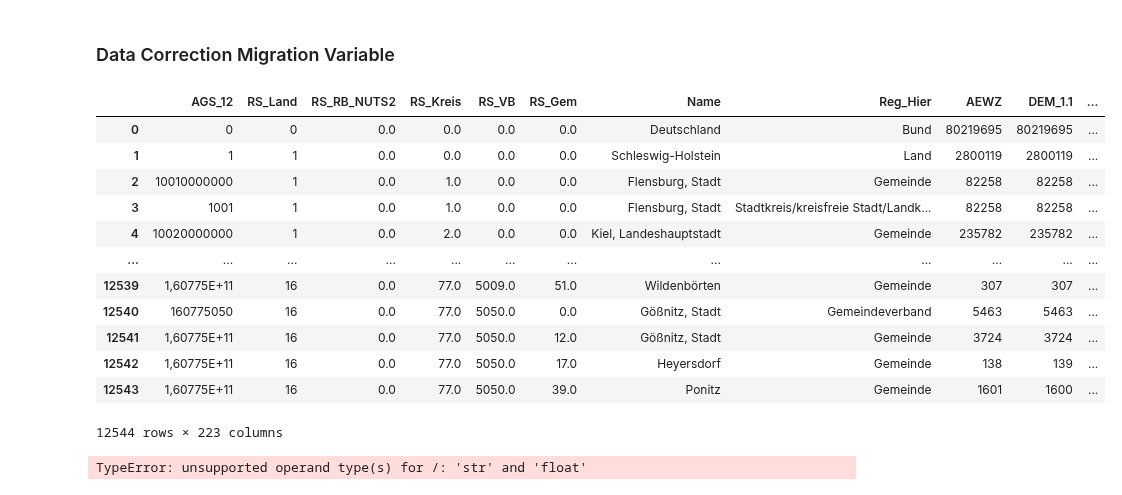
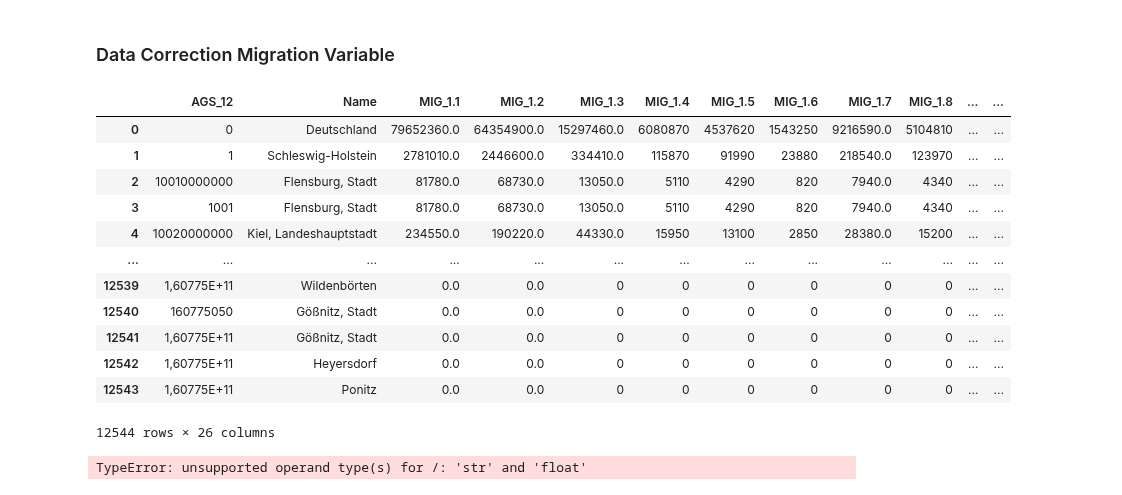
Before and after one commit to NicoHdM/ProjectHdM, a Jupyter notebook: notebooks/draft-analysis.ipynb, the cells around one changed output. Cells and saved outputs as stored; diff of their text form; code cells hidden in the pictures.

```diff
--- a/notebooks/draft-analysis.ipynb
+++ b/notebooks/draft-analysis.ipynb
@@ -102,20 +102,20 @@ df_migration
 ### Data Correction Migration Variable
 # %%
 df_migration_correct = pd.DataFrame(df_migration)
-df_migration_correct = df.fillna(0)
+df_migration_correct = df_migration.fillna(0)
 df_migration_correct
 # %% [output]
-|  | AGS_12 | RS_Land | RS_RB_NUTS2 | RS_Kreis | RS_VB | RS_Gem | Name | Reg_Hier | AEWZ | DEM_1.1 | ... |
-| 0 | 0 | 0 | 0.0 | 0.0 | 0.0 | 0.0 | Deutschland | Bund | 80219695 | 80219695 | ... |
-| 1 | 1 | 1 | 0.0 | 0.0 | 0.0 | 0.0 | Schleswig-Holstein | Land | 2800119 | 2800119 | ... |
-| 2 | 10010000000 | 1 | 0.0 | 1.0 | 0.0 | 0.0 | Flensburg, Stadt | Gemeinde | 82258 | 82258 | ... |
-| 3 | 1001 | 1 | 0.0 | 1.0 | 0.0 | 0.0 | Flensburg, Stadt | Stadtkreis/kreisfreie Stadt/Landk... | 82258 | 82258 | ... |
-| 4 | 10020000000 | 1 | 0.0 | 2.0 | 0.0 | 0.0 | Kiel, Landeshauptstadt | Gemeinde | 235782 | 235782 | ... |
-| ... | ... | ... | ... | ... | ... | ... | ... | ... | ... | ... | ... |
-| 12539 | 1,60775E+11 | 16 | 0.0 | 77.0 | 5009.0 | 51.0 | Wildenbörten | Gemeinde | 307 | 307 | ... |
-| 12540 | 160775050 | 16 | 0.0 | 77.0 | 5050.0 | 0.0 | Gößnitz, Stadt | Gemeindeverband | 5463 | 5463 | ... |
-| 12541 | 1,60775E+11 | 16 | 0.0 | 77.0 | 5050.0 | 12.0 | Gößnitz, Stadt | Gemeinde | 3724 | 3724 | ... |
-| 12542 | 1,60775E+11 | 16 | 0.0 | 77.0 | 5050.0 | 17.0 | Heyersdorf | Gemeinde | 138 | 139 | ... |
-| 12543 | 1,60775E+11 | 16 | 0.0 | 77.0 | 5050.0 | 39.0 | Ponitz | Gemeinde | 1601 | 1600 | ... |
+|  | AGS_12 | Name | MIG_1.1 | MIG_1.2 | MIG_1.3 | MIG_1.4 | MIG_1.5 | MIG_1.6 | MIG_1.7 | MIG_1.8 | ... | ... |
+| 0 | 0 | Deutschland | 79652360.0 | 64354900.0 | 15297460.0 | 6080870 | 4537620 | 1543250 | 9216590.0 | 5104810 | ... | ... |
+| 1 | 1 | Schleswig-Holstein | 2781010.0 | 2446600.0 | 334410.0 | 115870 | 91990 | 23880 | 218540.0 | 123970 | ... | ... |
+| 2 | 10010000000 | Flensburg, Stadt | 81780.0 | 68730.0 | 13050.0 | 5110 | 4290 | 820 | 7940.0 | 4340 | ... | ... |
+| 3 | 1001 | Flensburg, Stadt | 81780.0 | 68730.0 | 13050.0 | 5110 | 4290 | 820 | 7940.0 | 4340 | ... | ... |
+| 4 | 10020000000 | Kiel, Landeshauptstadt | 234550.0 | 190220.0 | 44330.0 | 15950 | 13100 | 2850 | 28380.0 | 15200 | ... | ... |
+| ... | ... | ... | ... | ... | ... | ... | ... | ... | ... | ... | ... | ... |
+| 12539 | 1,60775E+11 | Wildenbörten | 0.0 | 0.0 | 0 | 0 | 0 | 0 | 0 | 0 | ... | ... |
+| 12540 | 160775050 | Gößnitz, Stadt | 0.0 | 0.0 | 0 | 0 | 0 | 0 | 0 | 0 | ... | ... |
+| 12541 | 1,60775E+11 | Gößnitz, Stadt | 0.0 | 0.0 | 0 | 0 | 0 | 0 | 0 | 0 | ... | ... |
+| 12542 | 1,60775E+11 | Heyersdorf | 0.0 | 0.0 | 0 | 0 | 0 | 0 | 0 | 0 | ... | ... |
+| 12543 | 1,60775E+11 | Ponitz | 0.0 | 0.0 | 0 | 0 | 0 | 0 | 0 | 0 | ... | ... |
-12544 rows × 223 columns
+12544 rows × 26 columns
 # %%
```
Also changed, not shown: parts of 1 cell of this notebook.
